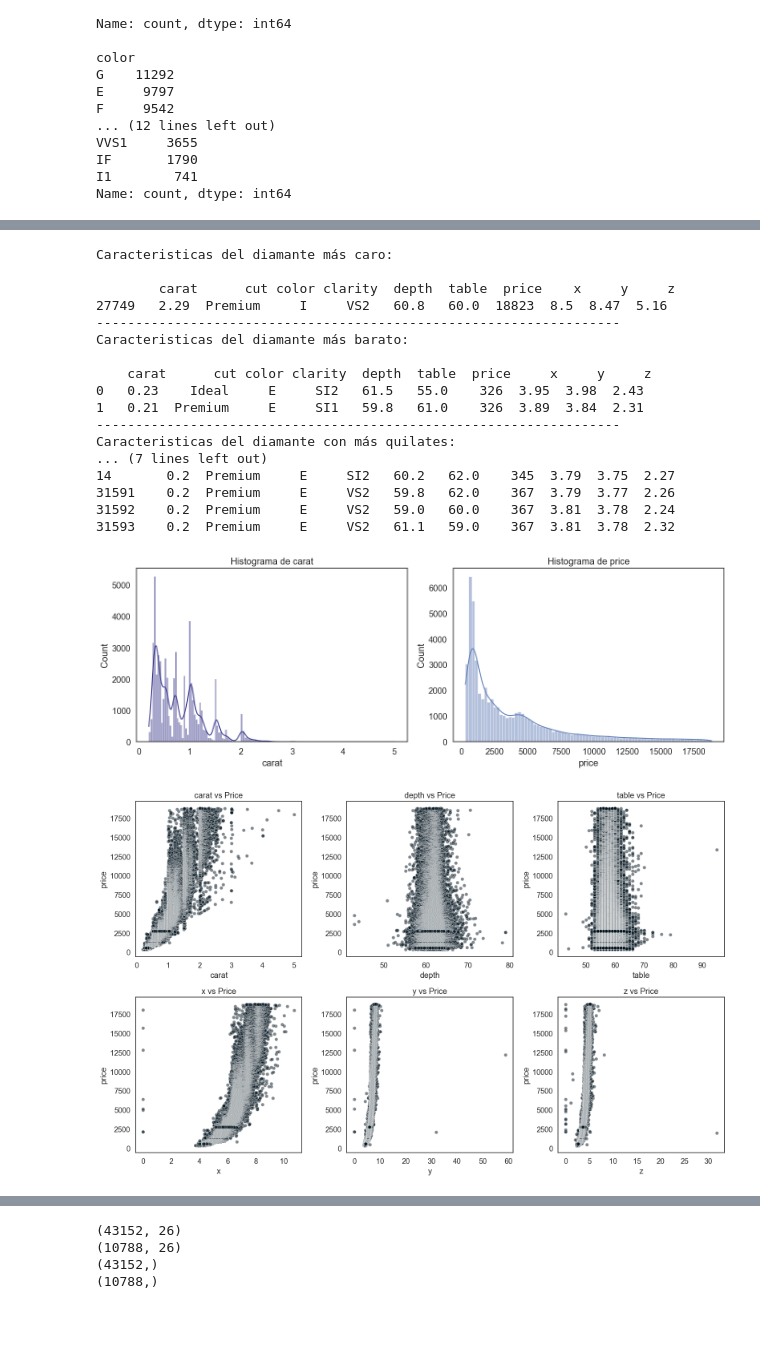
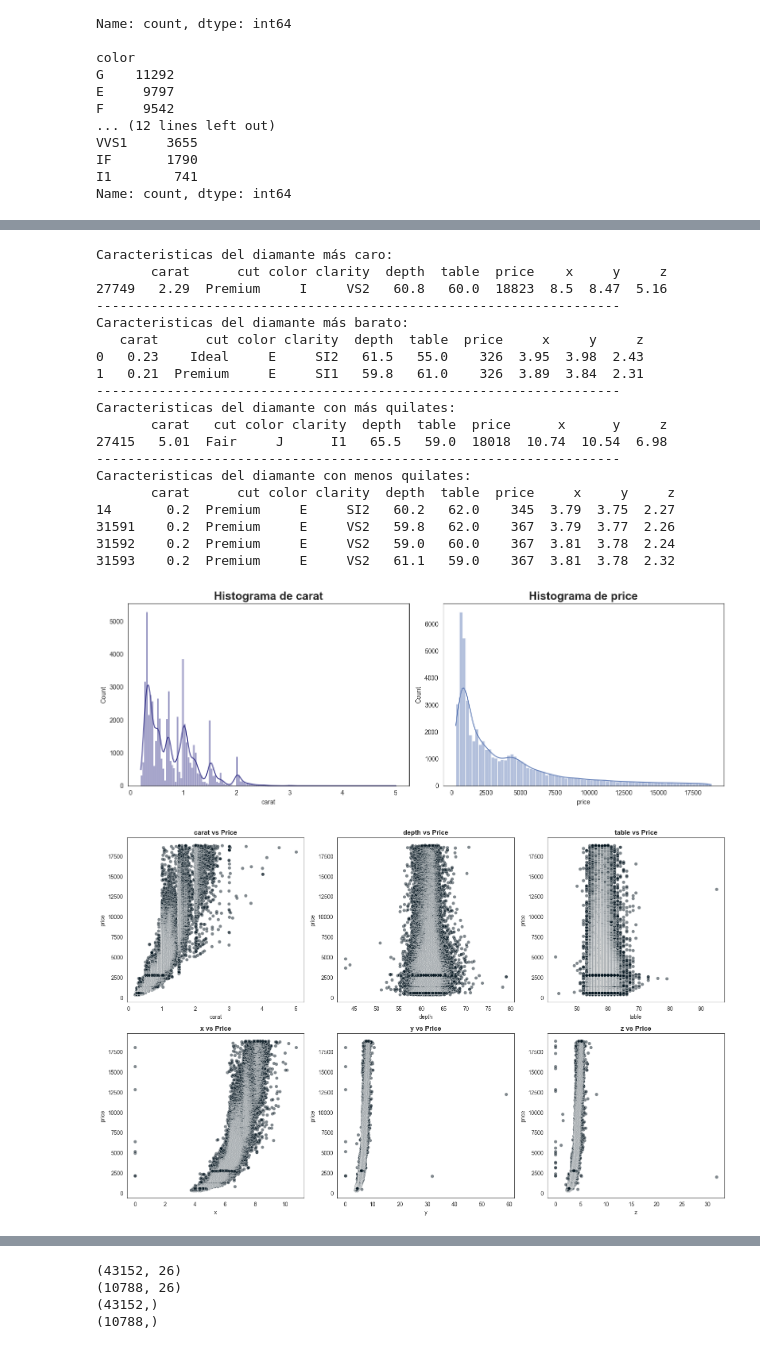
Before and after one commit to JuankTS/Analisis-de-precios-de-diamantes-, a Jupyter notebook: diamantes.ipynb, the cells around one changed output, grey strips where cells are left out. Saved outputs shown, nothing was run; the diff lists cells and outputs as text; code cells hidden in the pictures; blank space fills up the shorter version.

```diff
--- a/diamantes.ipynb
+++ b/diamantes.ipynb
@@ -88,60 +95,68 @@ diamonds.describe()
 # %%
+# Imprimimos algunos diamantes para ver su composicion de componentes
 print('Caracteristicas del diamante más caro:' )
-print('\n',diamonds[diamonds['price']==diamonds['price'].max()])
+print(diamonds[diamonds['price']==diamonds['price'].max()])
 print('-------------------------------------------------------------------')
 print('Caracteristicas del diamante más barato:')
-print('\n',diamonds[diamonds['price']==diamonds['price'].min()])
+print(diamonds[diamonds['price']==diamonds['price'].min()])
 print('-------------------------------------------------------------------')
 print('Caracteristicas del diamante con más quilates:')
-print('\n',diamonds[diamonds['carat']==diamonds['carat'].max()])
+print(diamonds[diamonds['carat']==diamonds['carat'].max()])
 print('-------------------------------------------------------------------')
 print('Caracteristicas del diamante con menos quilates:')
-print('\n',diamonds[diamonds['carat']==diamonds['carat'].min()].head(4))
+print(diamonds[diamonds['carat']==diamonds['carat'].min()].head(4))
 # %% [output]
 Caracteristicas del diamante más caro:
-
-        carat      cut color clarity  depth  table  price    x     y     z
+       carat      cut color clarity  depth  table  price    x     y     z
 27749   2.29  Premium     I     VS2   60.8   60.0  18823  8.5  8.47  5.16
 -------------------------------------------------------------------
 Caracteristicas del diamante más barato:
-
-    carat      cut color clarity  depth  table  price     x     y     z
+   carat      cut color clarity  depth  table  price     x     y     z
 0   0.23    Ideal     E     SI2   61.5   55.0    326  3.95  3.98  2.43
 1   0.21  Premium     E     SI1   59.8   61.0    326  3.89  3.84  2.31
 -------------------------------------------------------------------
 Caracteristicas del diamante con más quilates:
-... (7 lines left out)
+       carat   cut color clarity  depth  table  price      x      y     z
+27415   5.01  Fair     J      I1   65.5   59.0  18018  10.74  10.54  6.98
+-------------------------------------------------------------------
+Caracteristicas del diamante con menos quilates:
+       carat      cut color clarity  depth  table  price     x     y     z
 14       0.2  Premium     E     SI2   60.2   62.0    345  3.79  3.75  2.27
 31591    0.2  Premium     E     VS2   59.8   62.0    367  3.79  3.77  2.26
 31592    0.2  Premium     E     VS2   59.0   60.0    367  3.81  3.78  2.24
 31593    0.2  Premium     E     VS2   61.1   59.0    367  3.81  3.78  2.32
 # %%
+# Graficamos unos histogramas para ver la distribucion de variables mas resaltantes
 columns= ['carat','price']
 colors = ["#3D3B8E", "#6883BA"]
+
+# definimos 2 subplots de una fila y dos columnas para imprimir cada histograma
 fig, axes  = plt.subplots(1, 2, figsize=(14, 5))
 sns.set_style("white")
 for ax, column, colors in zip(axes,columns,colors):
     sns.histplot(data= diamonds, x=column, ax= ax, color=colors, kde= True)
-    ax.set_title(f'Histograma de {column}')
+    ax.set_title(f'Histograma de {column}', fontsize= 18, fontweight='bold')
     ax.set_xlabel(column)
 
 plt.tight_layout()
 plt.show()
 # %% [output]
-[figure, old version]
+[figure, new version]
 # %%
+# Aqui hacemos un grafico de dsipercion por cada variable numerica para tener una idea de la relacion que guarda con el precio
 columns = diamonds.drop('price', axis=1)
 
 plt.figure(figsize=(16, 10))
 sns.set_style("white")
+# Definimos subplots de 2 filas y 3 columnas, mas la ubicacion de cada grafico varia por cada ciclo del for
 for i, column in enumerate(columns.select_dtypes([np.number])):
     plt.subplot(2, 3, i+1)
     sns.scatterplot(data=diamonds, x=column, y='price', alpha= 0.5, color= '#04151F')
-    plt.title(f'{column} vs Price')
+    plt.title(f'{column} vs Price',  fontweight="bold")
     plt.grid(False)
     plt.tight_layout()
 
 plt.show()
 # %% [output]
-[figure, old version]
+[figure, new version]
 # %%
```
Also changed, not shown: parts of 32 cells of this notebook.
